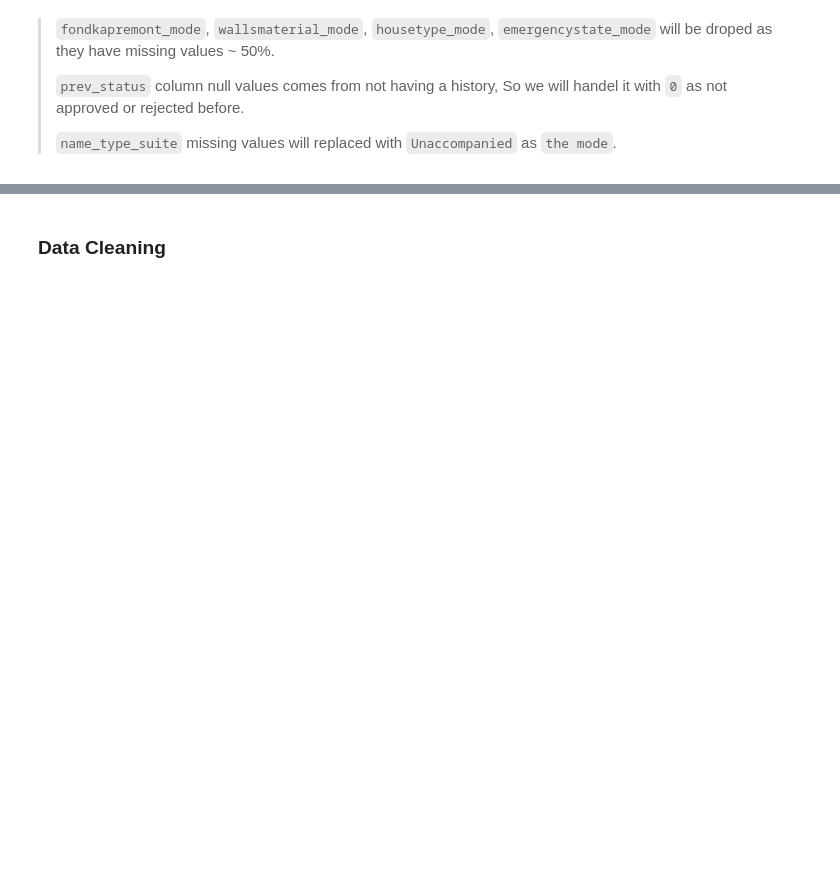
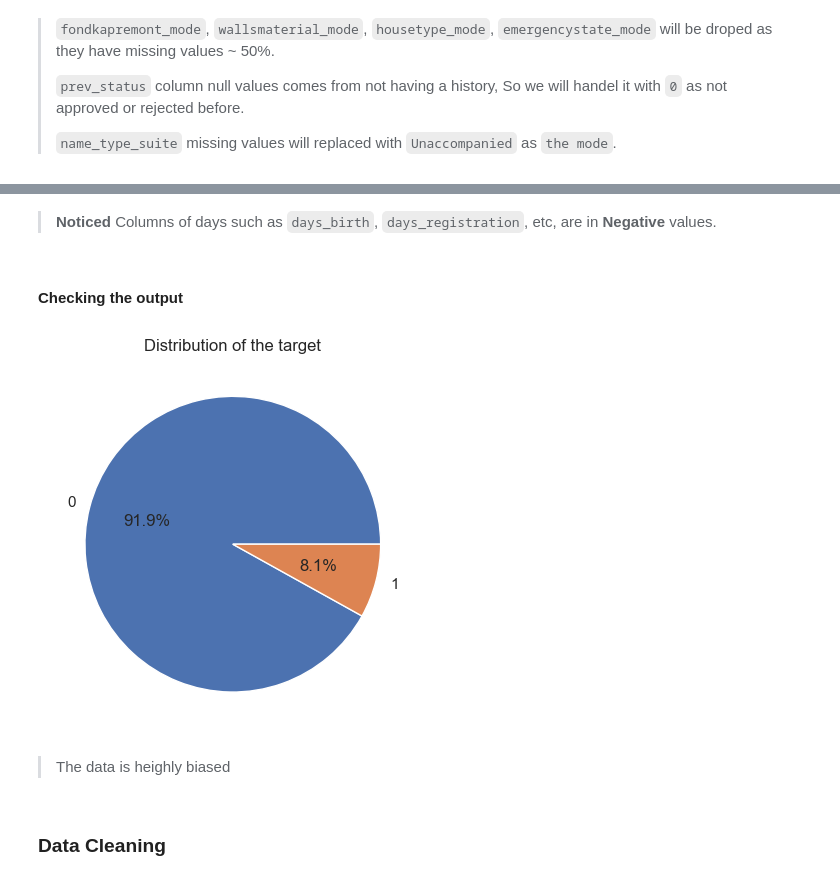
Before and after one commit to mo7amed7assan1911/Loan_Default_Study, a Jupyter notebook: Loan_Default_Study.ipynb, the cells around one changed output, grey strips where cells are left out. Cells and saved outputs as stored; diff of their text form; code cells hidden in the pictures; blank space fills up the shorter version.

```diff
--- a/Loan_Default_Study.ipynb
+++ b/Loan_Default_Study.ipynb
@@ -430,2 +490,15 @@ dtype: float64
+# %% [markdown]
+> **Noticed** Columns of days such as `days_birth`, `days_registration`, etc, are in **Negative** values.
+# %% [markdown]
+#### Checking the output
+# %%
+value_counts = df.target.value_counts()
+plt.pie(value_counts, labels=value_counts.index, autopct='%1.1f%%');
+plt.title('Distribution of the target');
+plt.ylabel('');
+# %% [output]
+[figure, added]
+# %% [markdown]
+> The data is heighly biased
 # %% [markdown]
 ### Data Cleaning
```
Also changed, not shown: parts of 115 cells of this notebook.
